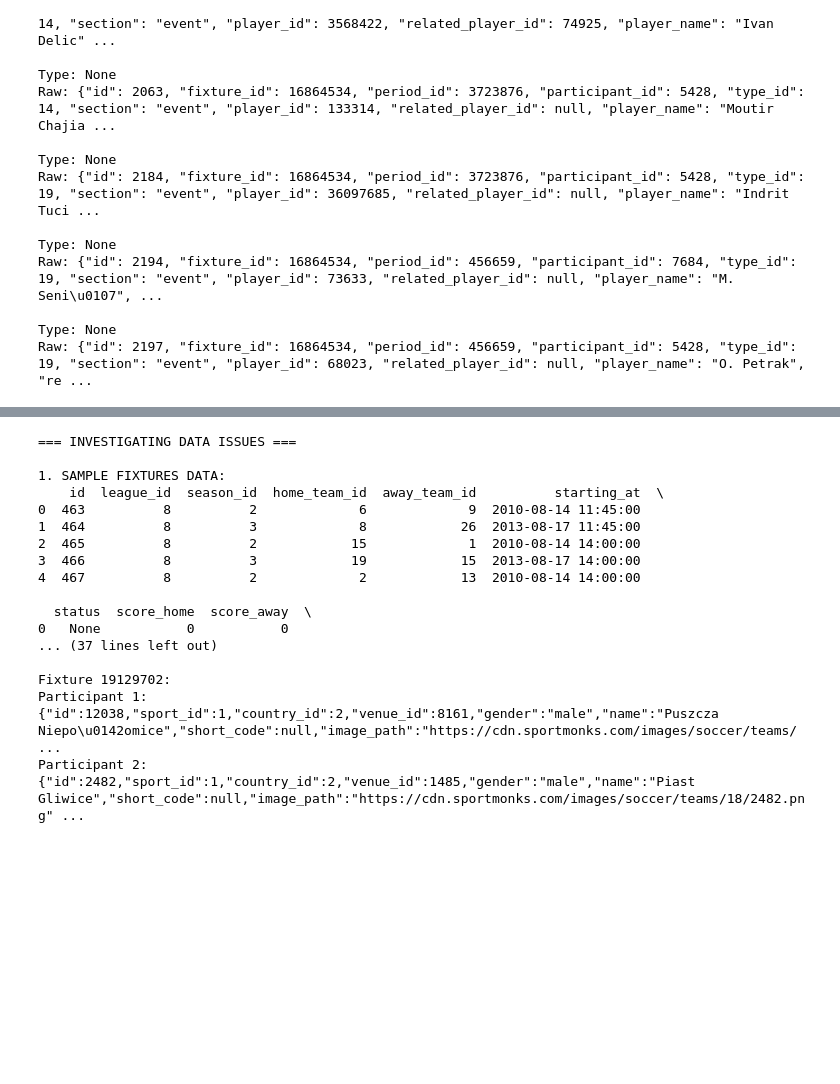
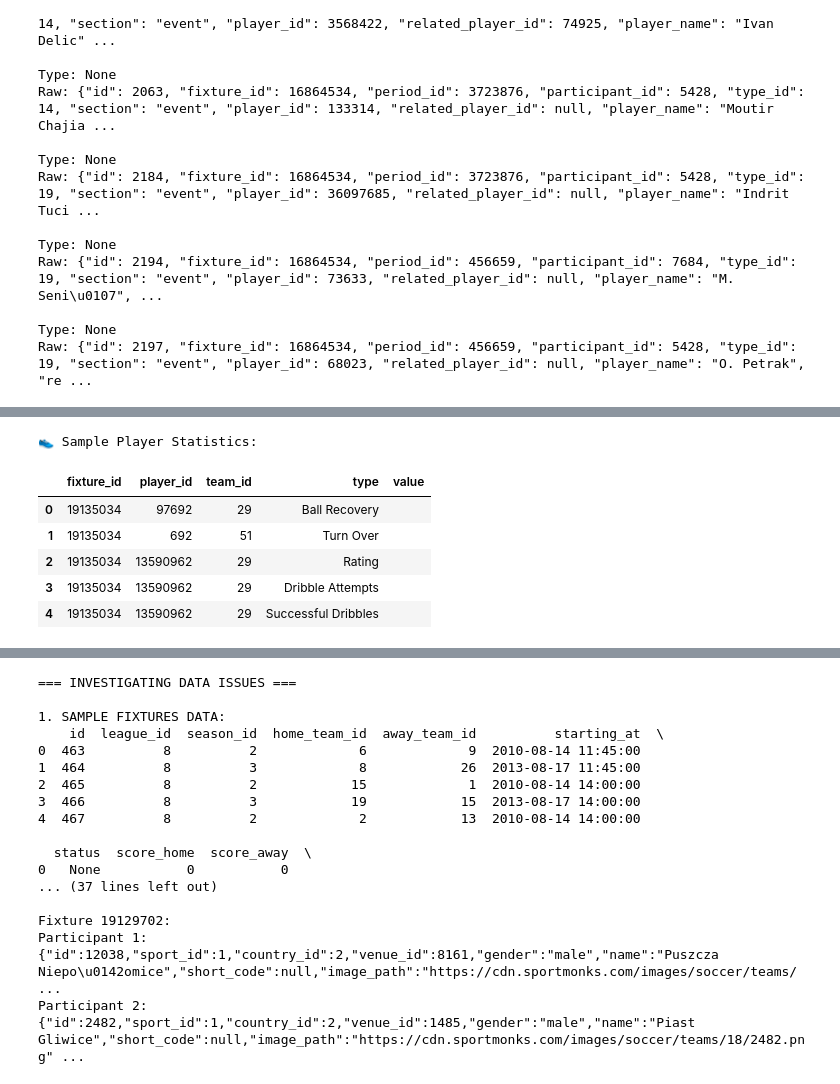
Before and after one commit to sebvinther/Sportsmonks, a Jupyter notebook: 000_sportmonks_data.ipynb, the cells around one changed output, grey strips where cells are left out. Cells and saved outputs as stored; diff of their text form; code cells hidden in the pictures; blank space fills up the shorter version.

```diff
--- a/000_sportmonks_data.ipynb
+++ b/000_sportmonks_data.ipynb
@@ -1619,0 +2315,19 @@ starting_at          0
+# %%
+# Load a few player-level statistics
+df_player_stats = pd.read_sql("""
+    SELECT fixture_id, player_id, team_id, type, value
+    FROM player_statistics
+    WHERE value IS NOT NULL
+    LIMIT 20
+""", conn)
+
+print("👟 Sample Player Statistics:")
+display(df_player_stats.head())
+# %% [output]
+👟 Sample Player Statistics:
+|  | fixture_id | player_id | team_id | type | value |
+| 0 | 19135034 | 97692 | 29 | Ball Recovery |  |
+| 1 | 19135034 | 692 | 51 | Turn Over |  |
+| 2 | 19135034 | 13590962 | 29 | Rating |  |
+| 3 | 19135034 | 13590962 | 29 | Dribble Attempts |  |
+| 4 | 19135034 | 13590962 | 29 | Successful Dribbles |  |
```
Also changed, not shown: parts of 19 cells of this notebook, 52 other files.
